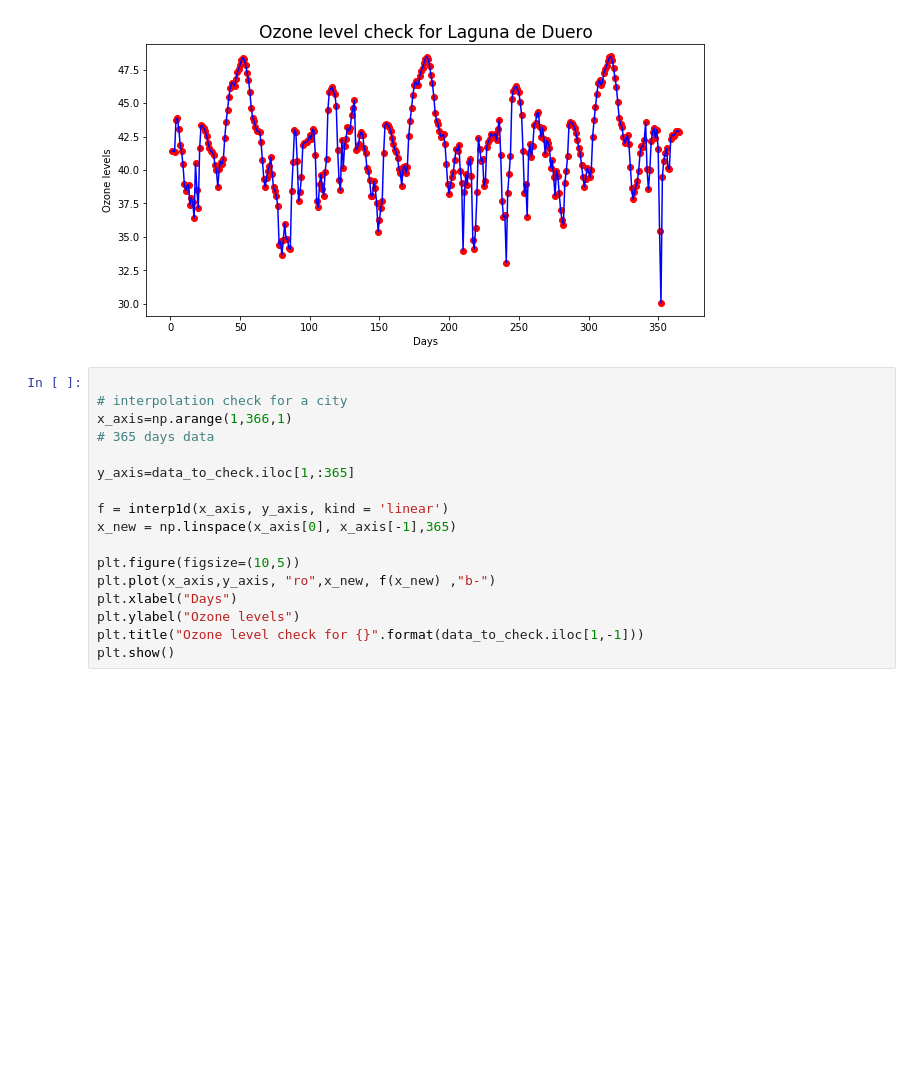
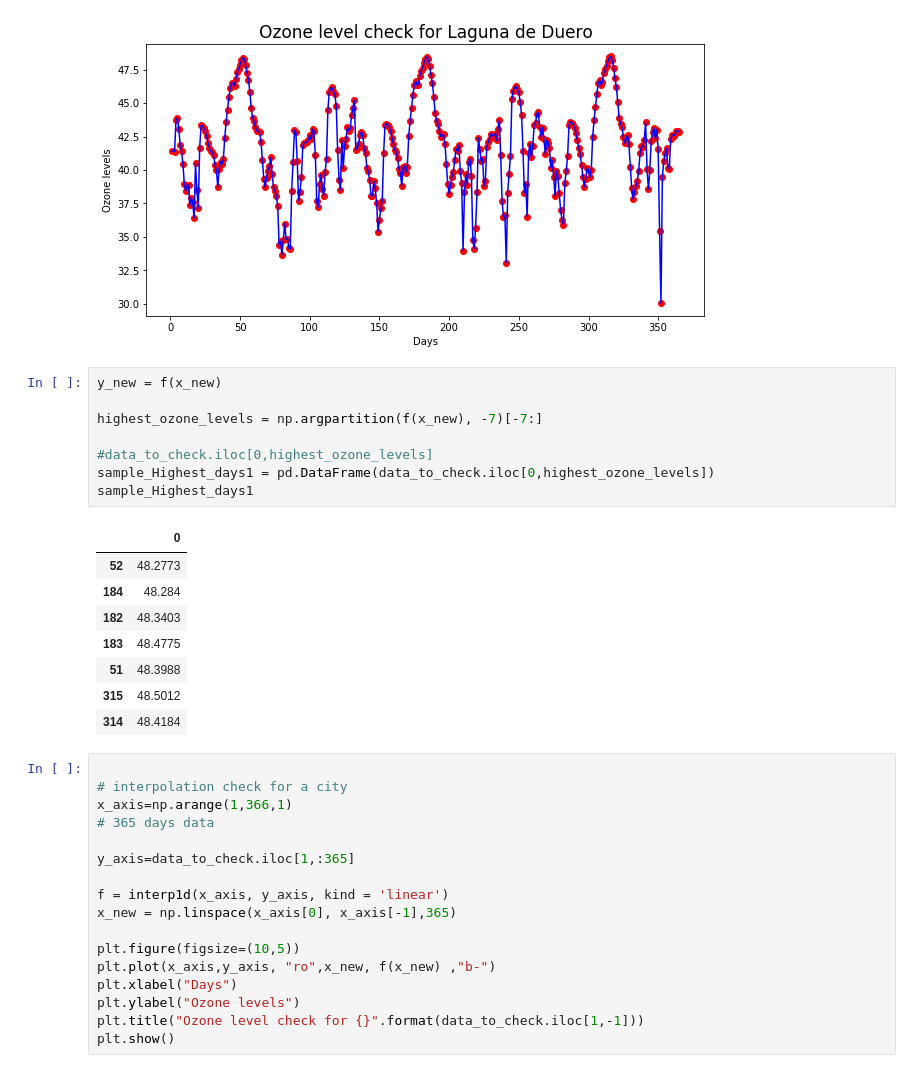
Before and after one commit to AmnaKhan1/Worst-7-days-Ozone-Levels, a Jupyter notebook: OzoneLevels.ipynb, the cells around one changed output. Drawn from its saved outputs; the diff is of its cells as text; blank space fills up the shorter version.

```diff
--- a/OzoneLevels.ipynb
+++ b/OzoneLevels.ipynb
@@ -214,6 +247,23 @@ plt.title("Ozone level check for {}".format(data_to_check.iloc[0,-1]), fontsize=
 plt.show()
 # %% [output]
 [figure]
+# %%
+y_new = f(x_new)
+
+highest_ozone_levels = np.argpartition(f(x_new), -7)[-7:]
+
+#data_to_check.iloc[0,highest_ozone_levels]
+sample_Highest_days1 = pd.DataFrame(data_to_check.iloc[0,highest_ozone_levels])
+sample_Highest_days1
+# %% [output]
+|  | 0 |
+| 52 | 48.2773 |
+| 184 | 48.284 |
+| 182 | 48.3403 |
+| 183 | 48.4775 |
+| 51 | 48.3988 |
+| 315 | 48.5012 |
+| 314 | 48.4184 |
 # %%
 
 # interpolation check for a city
```
Also changed, not shown: parts of 14 cells of this notebook.
